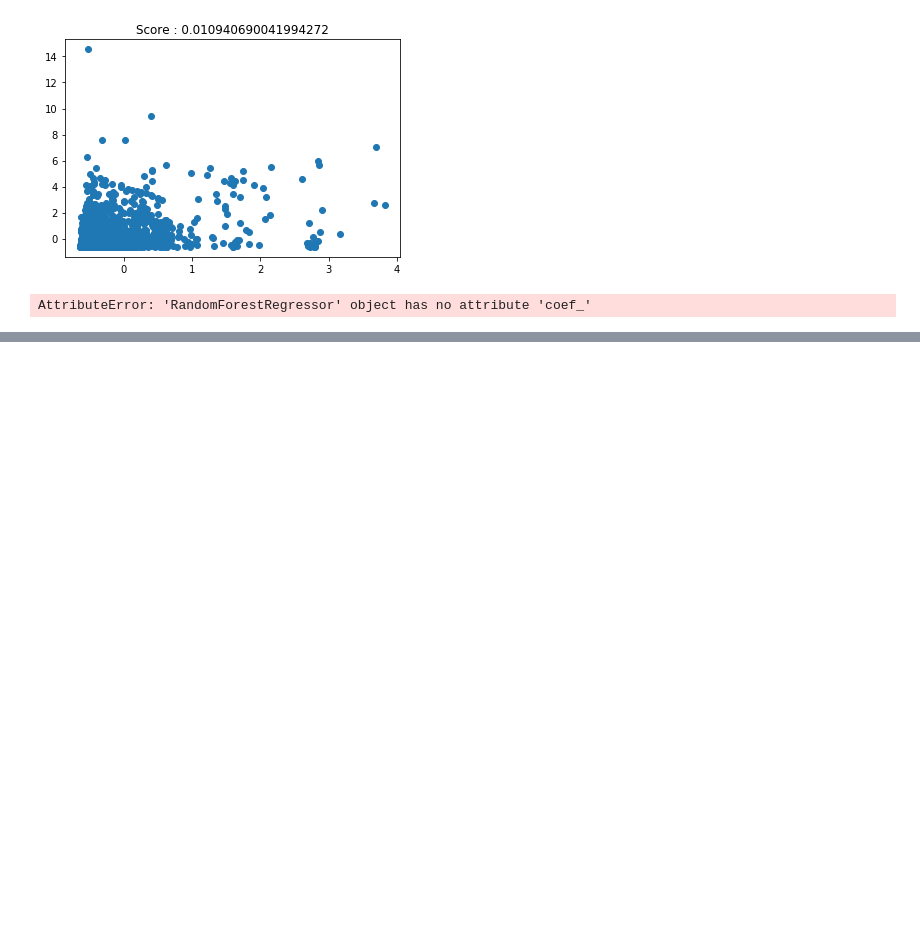
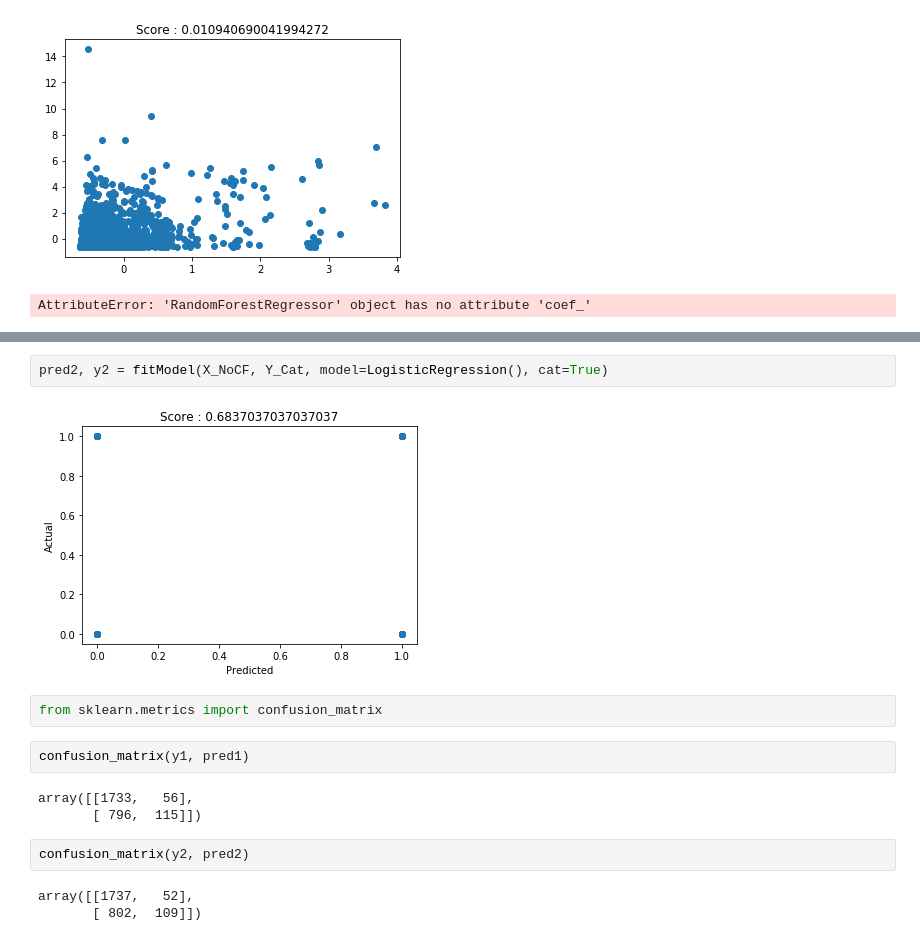
Before and after one commit to sarthakkothari/DeconfoundingFilmPredictions, a Jupyter notebook: Regression.ipynb, the cells around one changed output, grey strips where cells are left out. Saved outputs shown, nothing was run; the diff lists cells and outputs as text; blank space fills up the shorter version.

```diff
--- a/Regression.ipynb
+++ b/Regression.ipynb
@@ -98,0 +126,16 @@ AttributeError: 'RandomForestRegressor' object has no attribute 'coef_'
+# %%
+pred2, y2 = fitModel(X_NoCF, Y_Cat, model=LogisticRegression(), cat=True)
+# %% [output]
+[figure, added]
+# %%
+from sklearn.metrics import confusion_matrix
+# %%
+confusion_matrix(y1, pred1)
+# %% [output]
+array([[1733,   56],
+       [ 796,  115]])
+# %%
+confusion_matrix(y2, pred2)
+# %% [output]
+array([[1737,   52],
+       [ 802,  109]])
```
Also changed, not shown: parts of 10 cells of this notebook, 1 other file.
